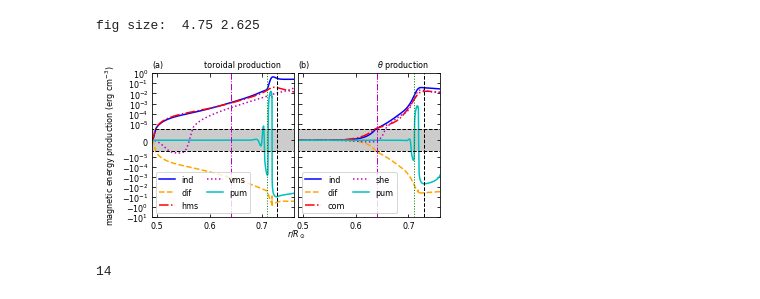
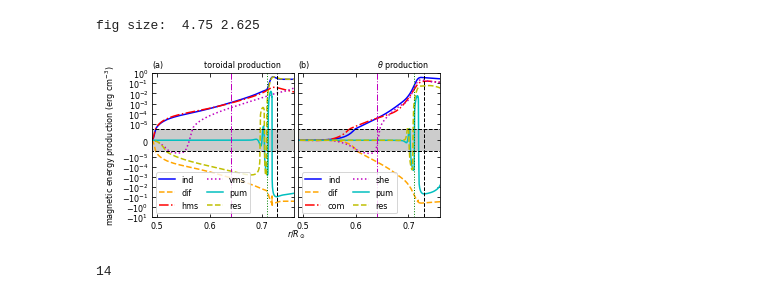
Before and after one commit to illorenzo7/Tacho_Letter_Plots_Part2, a Jupyter notebook: 00_meprod.ipynb, the cells around one changed output. Cells and saved outputs as stored; diff of their text form; code cells hidden in the pictures.

Commit message:
updated meprod figure to contain residual -- not sure if helped

```diff
--- a/00_meprod.ipynb
+++ b/00_meprod.ipynb
@@ -190,6 +190,11 @@ ordinate=4
 ax1.plot(rr[:ipumpcut], indp_adv1[:ipumpcut], color=color_order[ordinate], linestyle=style_order[ordinate],\
          label='pum')
 
+ordinate=5
+residp = indp - indp_ms_t - indp_ms_r - indp_adv1
+ax1.plot(rr[:ipumpcut], residp[:ipumpcut], color=color_order[ordinate], linestyle=style_order[ordinate],\
+         label='res')
+
 #ordinate=4#5
 #ax1.plot(rr, (indp + diffp)*0.1, color=color_order[ordinate], linestyle=style_order[ordinate],\
 #         label='toroidal total')
@@ -228,22 +233,26 @@ ax1.set_xlim(np.min(rr), rcut)
 # plot the production of B_theta
 
 # plot the profiles
-# convert to SI units (yeah I know )
 ordinate=0
-ax2.plot(rr, (indt + 0*indr)*0.1, color=color_order[ordinate], linestyle=style_order[ordinate],\
+ax2.plot(rr, indt + 0*indr, color=color_order[ordinate], linestyle=style_order[ordinate],\
          label='ind')
 ordinate=1
-ax2.plot(rr, (difft + 0*diffr)*0.1, color=color_order[ordinate], linestyle=style_order[ordinate],\
+ax2.plot(rr, difft + 0*diffr, color=color_order[ordinate], linestyle=style_order[ordinate],\
          label='dif')
 ordinate=2
-ax2.plot(rr, (indt_comp + 0*indr_comp)*0.1, color=color_order[ordinate], linestyle=style_order[ordinate],\
+ax2.plot(rr, indt_comp + 0*indr_comp, color=color_order[ordinate], linestyle=style_order[ordinate],\
          label='com')
 ordinate=3
-ax2.plot(rr, (indt_shear + 0*indr_shear)*0.1, color=color_order[ordinate], linestyle=style_order[ordinate],\
+ax2.plot(rr, indt_shear + 0*indr_shear, color=color_order[ordinate], linestyle=style_order[ordinate],\
          label='she')
 ordinate=4
-ax2.plot(rr[:ipumpcut], (indt_adv1[:ipumpcut] + 0*indr_adv1[:ipumpcut])*0.1, color=color_order[ordinate], linestyle=style_order[ordinate],\
+ax2.plot(rr[:ipumpcut], indt_adv1[:ipumpcut] + 0*indr_adv1[:ipumpcut], color=color_order[ordinate], linestyle=style_order[ordinate],\
          label='pum')
+
+ordinate=5
+residt = indt - indt_comp - indt_shear - indt_adv1
+ax2.plot(rr[:ipumpcut], residt[:ipumpcut], color=color_order[ordinate], linestyle=style_order[ordinate],\
+         label='res')
 #ordinate=5
 #ax2.plot(rr, (indt_adv + 1*indr_adv)*0.1, color=color_order[ordinate], linestyle=style_order[ordinate],\
 #         label=r'$\theta$' + ' advection')
@@ -285,34 +294,34 @@ buffspace = ' '*5
 ax1.set_title('toroidal production' + buffspace, loc='right', fontsize=fontsize)
 ax2.set_title(r'$\theta$' + ' production' + buffspace, loc='right', fontsize=fontsize)
 
 
 
 # remove the annoying 10^-7 ticks (have no idea how I did this or why it makes sense)
 yticks = ax1.get_yticks().tolist()
 yticks.pop(6+int(np.log10(np.abs(ymin))))
 yticks.pop(7+int(np.log10(np.abs(ymin))))
 ax1.set_yticks(yticks)
 #ax2.set_yticks(yticks)
 ax1.set_ylim(ymin, ymax)
 
 # add shade in 'linear region'
 xvals = np.linspace(np.min(rr), rcut, 100)
 for ax in ax1, ax2:
     ax.fill_between(xvals, xvals*0 - linthresh, xvals*0 + linthresh, fc="k", alpha=0.2)
 
     # point ticks inward and get them on all sides
     plt.sca(ax)
     plt.tick_params(top=True, right=True, direction='in', which='both', labelsize=fontsize)
 plt.sca(ax1)
 plt.minorticks_off()
 
 # label both x axes
 fig.text(margin_left + subplot_width + 0.5*margin_x, margin_y,\
          r'$r/R_\odot$', fontsize=fontsize, ha='center', va='bottom')
 
 plt.savefig('images/meprod.png', dpi=300)
 # %% [output]
-[figure, old version]
+[figure, new version]
 # %%
 len(yticks)
 # %% [output]
```
Also changed, not shown: 1 other file.
